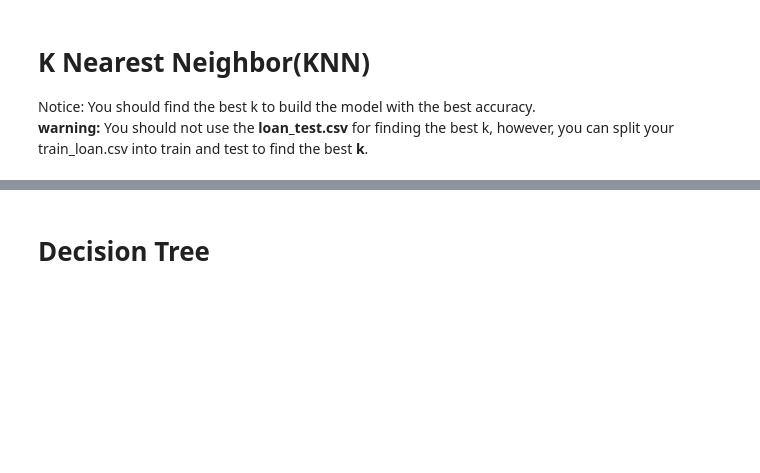
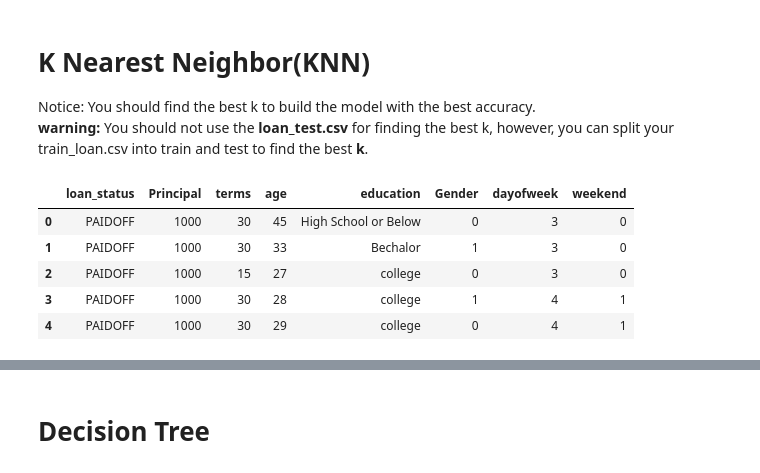
Before and after one commit to pawanwani/ML_capstone_project, a Jupyter notebook: project .ipynb, the cells around one changed output, grey strips where cells are left out. Saved outputs shown, nothing was run; the diff lists cells and outputs as text; code cells hidden in the pictures; blank space fills up the shorter version.

```diff
--- a/project .ipynb
+++ b/project .ipynb
@@ -282,3 +300,15 @@ __ Notice:__
 # K Nearest Neighbor(KNN)
 Notice: You should find the best k to build the model with the best accuracy.
 **warning:** You should not use the __loan_test.csv__ for finding the best k, however, you can split your train_loan.csv into train and test to find the best __k__.
+# %%
+df1=df
+df1
+df.drop(['Unnamed: 0','Unnamed: 0.1','effective_date','due_date'], axis = 1, inplace = True)
+df1.head()
+# %% [output]
+|  | loan_status | Principal | terms | age | education | Gender | dayofweek | weekend |
+| 0 | PAIDOFF | 1000 | 30 | 45 | High School or Below | 0 | 3 | 0 |
+| 1 | PAIDOFF | 1000 | 30 | 33 | Bechalor | 1 | 3 | 0 |
+| 2 | PAIDOFF | 1000 | 15 | 27 | college | 0 | 3 | 0 |
+| 3 | PAIDOFF | 1000 | 30 | 28 | college | 1 | 4 | 1 |
+| 4 | PAIDOFF | 1000 | 30 | 29 | college | 0 | 4 | 1 |
```
Also changed, not shown: parts of 15 cells of this notebook.
